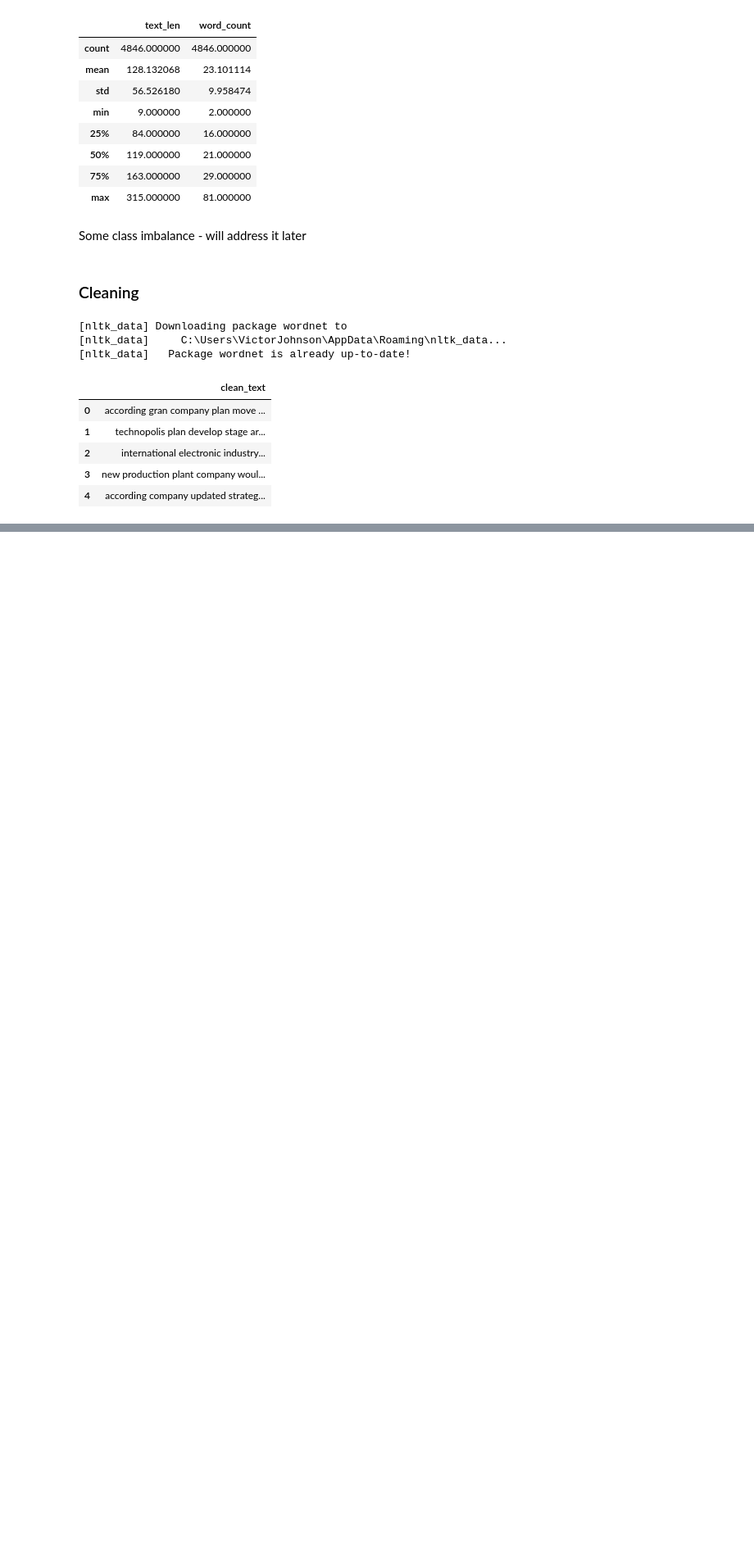
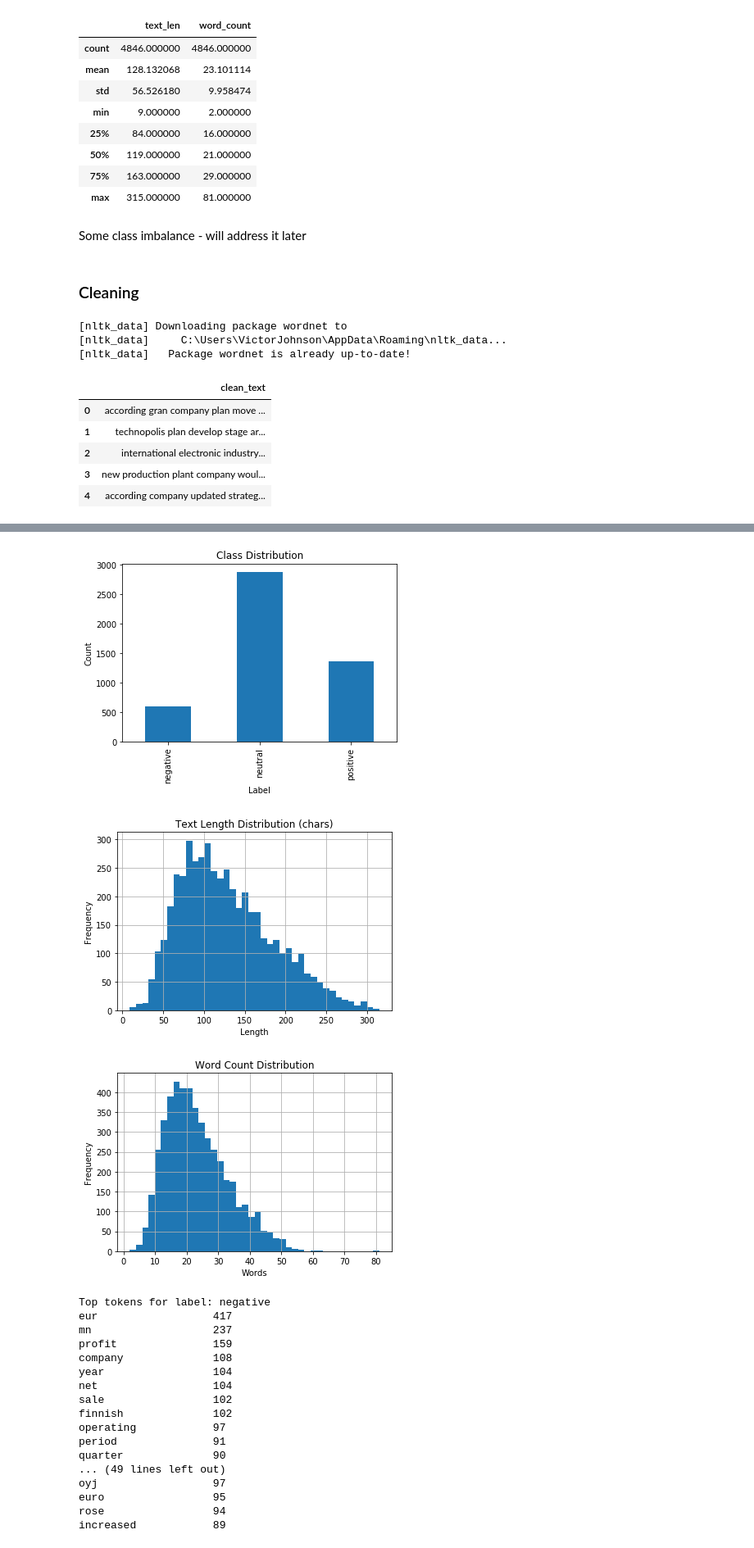
Before and after one commit to victorjohnsonk/SentimentAnalyser, a Jupyter notebook: sentiment-analyser.ipynb, the cells around one changed output, grey strips where cells are left out. Shown at 82% size. Cells and saved outputs as stored; diff of their text form; code cells hidden in the pictures; blank space fills up the shorter version.

Commit message:
simple eda and word cloud

```diff
--- a/sentiment-analyser.ipynb
+++ b/sentiment-analyser.ipynb
@@ -168,0 +171,59 @@ df[["clean_text"]].head()
+# %%
+
+# Class distribution
+counts = df[LABEL_COL].value_counts().sort_index()
+plt.figure(figsize=(6,4))
+counts.plot(kind="bar")
+plt.title("Class Distribution")
+plt.xlabel("Label")
+plt.ylabel("Count")
+plt.show()
+
+# Text length distribution (characters)
+plt.figure(figsize=(6,4))
+df["text_len"].hist(bins=40)
+plt.title("Text Length Distribution (chars)")
+plt.xlabel("Length")
+plt.ylabel("Frequency")
+plt.show()
+
+# Word count distribution
+plt.figure(figsize=(6,4))
+df["word_count"].hist(bins=40)
+plt.title("Word Count Distribution")
+plt.xlabel("Words")
+plt.ylabel("Frequency")
+plt.show()
+
+# Top tokens per class (simple counts)
+def top_tokens_for_label(label, k=20):
+    subset = df[df[LABEL_COL] == label]["clean_text"].dropna()
+    tokens = " ".join(list(subset)).split()
+    cnt = Counter(tokens)
+    return cnt.most_common(k)
+
+for lab in counts.index:
+    print("\nTop tokens for label:", lab)
+    for w, c in top_tokens_for_label(lab, 20):
+        print(f"{w:20s} {c}")
+# %% [output]
+[figure, added]
+[figure, added]
+[figure, added]
+Top tokens for label: negative
+eur                  417
+mn                   237
+profit               159
+company              108
+year                 104
+net                  104
+sale                 102
+finnish              102
+operating            97
+period               91
+quarter              90
+... (49 lines left out)
+oyj                  97
+euro                 95
+rose                 94
+increased            89
```
Also changed, not shown: parts of 4 cells of this notebook.
